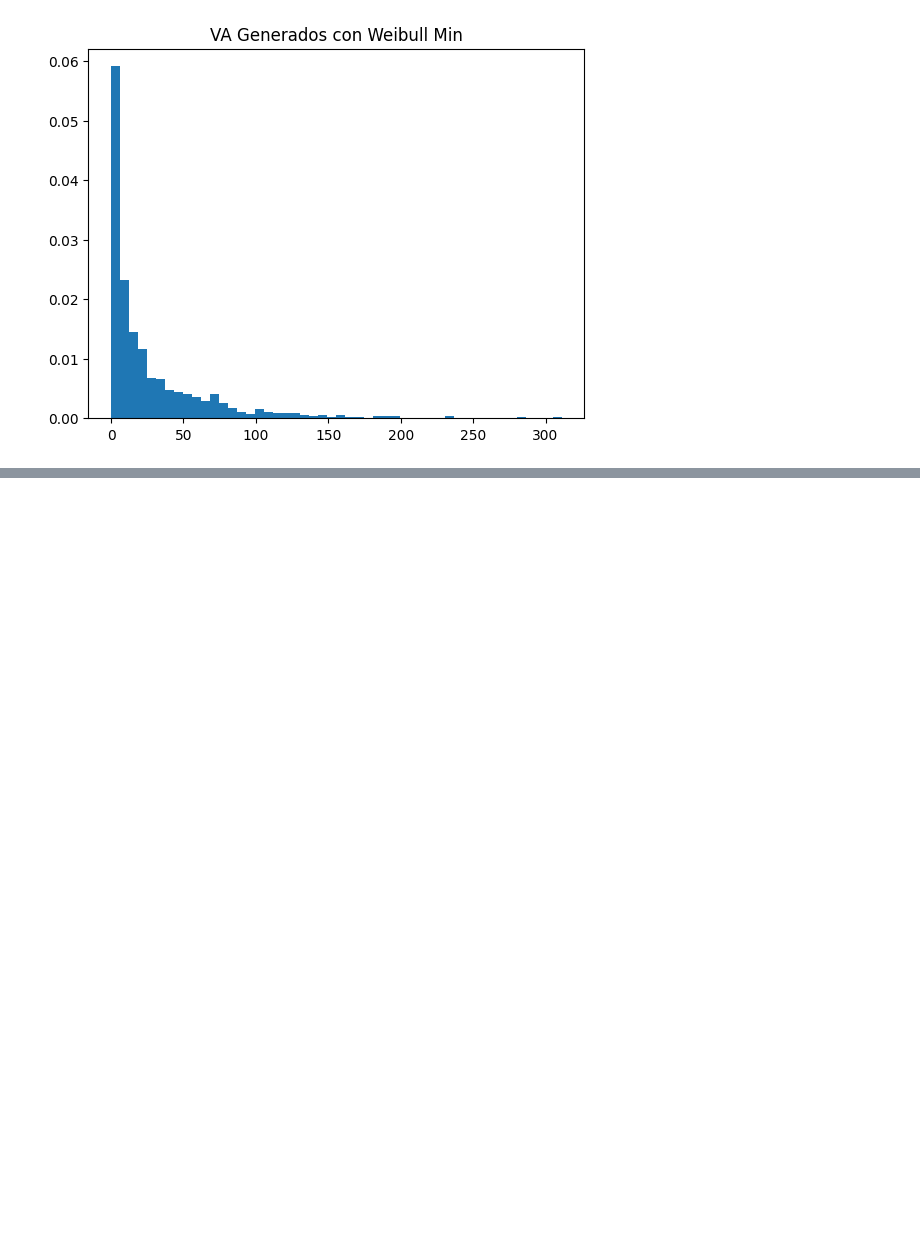
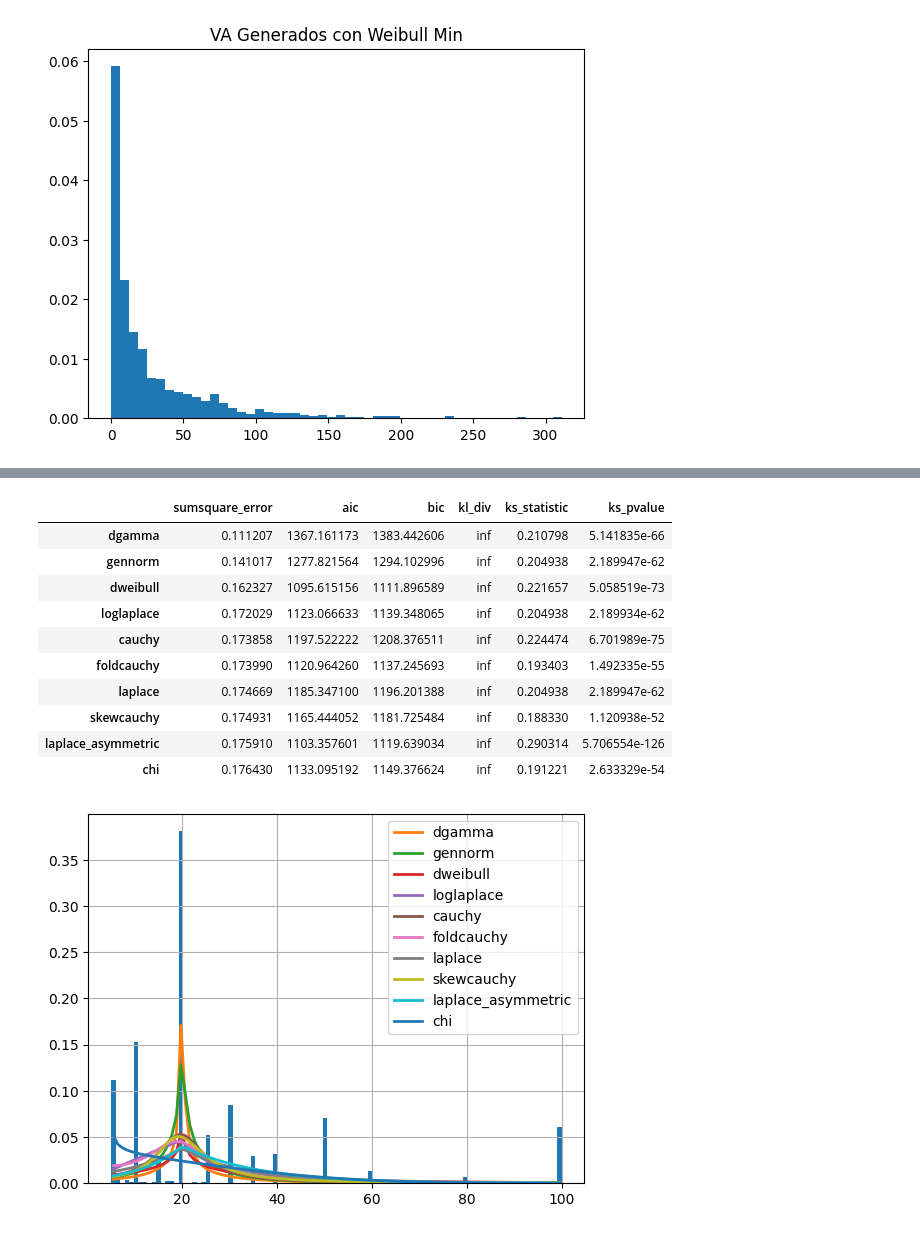
Before and after one commit to marcorodriguezmelgarejo/simulacion-creadores-de-contenido, a Jupyter notebook: fdps.ipynb, the cells around one changed output, grey strips where cells are left out. Saved outputs shown, nothing was run; the diff lists cells and outputs as text; code cells hidden in the pictures; blank space fills up the shorter version.

```diff
--- a/fdps.ipynb
+++ b/fdps.ipynb
@@ -68,0 +104,18 @@ plt.show()
+# %%
+f2 = Fitter(tips.price)
+# %%
+f2.fit()
+f2.summary(10)
+# %% [output]
+|  | sumsquare_error | aic | bic | kl_div | ks_statistic | ks_pvalue |
+| dgamma | 0.111207 | 1367.161173 | 1383.442606 | inf | 0.210798 | 5.141835e-66 |
+| gennorm | 0.141017 | 1277.821564 | 1294.102996 | inf | 0.204938 | 2.189947e-62 |
+| dweibull | 0.162327 | 1095.615156 | 1111.896589 | inf | 0.221657 | 5.058519e-73 |
+| loglaplace | 0.172029 | 1123.066633 | 1139.348065 | inf | 0.204938 | 2.189934e-62 |
+| cauchy | 0.173858 | 1197.522222 | 1208.376511 | inf | 0.224474 | 6.701989e-75 |
+| foldcauchy | 0.173990 | 1120.964260 | 1137.245693 | inf | 0.193403 | 1.492335e-55 |
+| laplace | 0.174669 | 1185.347100 | 1196.201388 | inf | 0.204938 | 2.189947e-62 |
+| skewcauchy | 0.174931 | 1165.444052 | 1181.725484 | inf | 0.188330 | 1.120938e-52 |
+| laplace_asymmetric | 0.175910 | 1103.357601 | 1119.639034 | inf | 0.290314 | 5.706554e-126 |
+| chi | 0.176430 | 1133.095192 | 1149.376624 | inf | 0.191221 | 2.633329e-54 |
+[figure, added]
```
Also changed, not shown: parts of 22 cells of this notebook.
